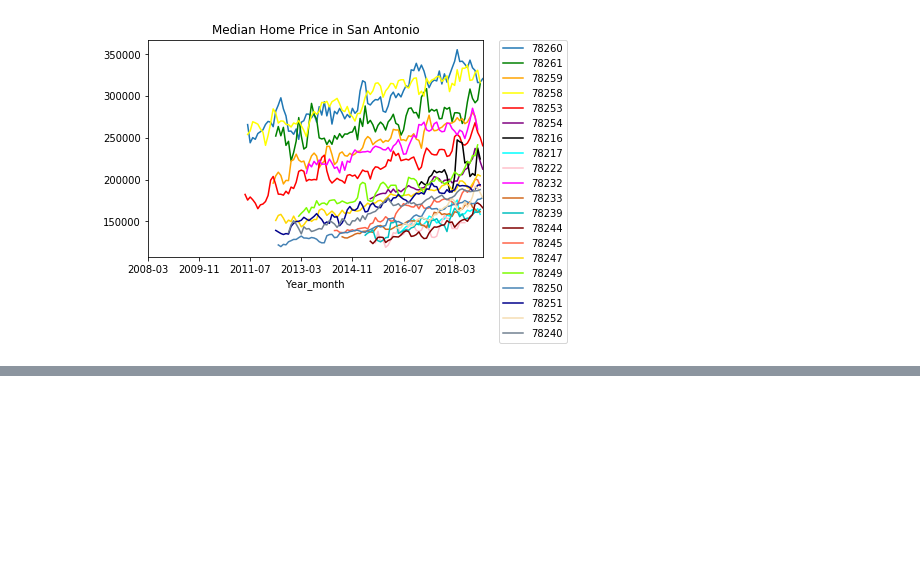
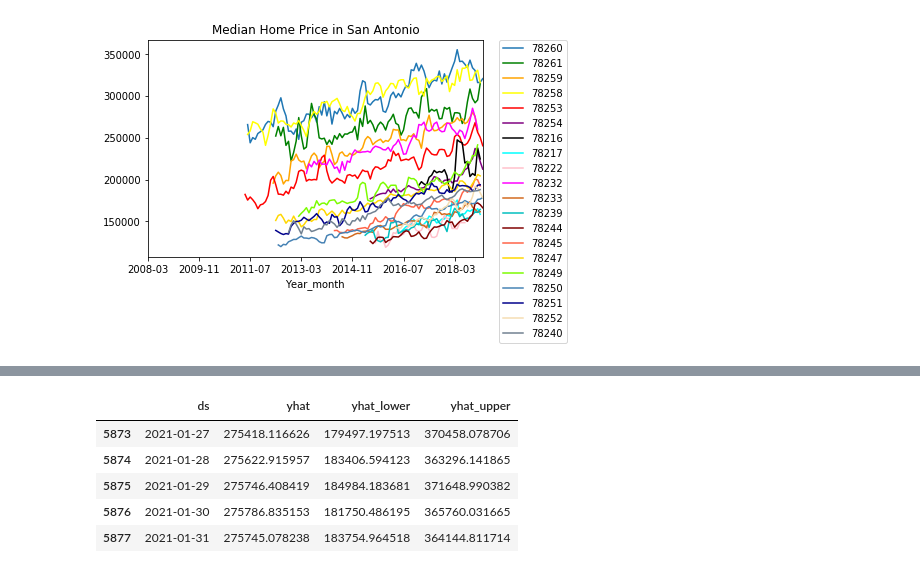
Before and after one commit to kkh1178/zillow, a Jupyter notebook: zillowproperties.ipynb, the cells around one changed output, grey strips where cells are left out. Saved outputs shown, nothing was run; the diff lists cells and outputs as text; code cells hidden in the pictures; blank space fills up the shorter version.

```diff
--- a/zillowproperties.ipynb
+++ b/zillowproperties.ipynb
@@ -364,10 +364,10 @@ final_zip.head()
 # them.
 
 # converting the column names past the first 5 to a list
-cols2 = final_zip.columns[6:].tolist()
+cols2 = final_zip.columns[5:].tolist()
 
 # using melt, condensing all of the data into three columns
-prices_med = pd.melt(final_zip, id_vars=['Zip Code', 'City'], value_vars=cols2)
+prices_med = pd.melt(final_zip, id_vars=['Zip Code'], value_vars=cols2)
 # %%
 prices_med.head()
 # %% [output]
@@ -542,0 +601,16 @@ Text(0.5, 1.0, 'Median Home Price in San Antonio')
+# %%
+# The predict method will assign each row in future a predicted value which it names yhat. If you pass in historical
+# dates, it will provide an in-sample fit. The forecast object here is a new dataframe that includes a column yhat
+# with the forecast, as well as columns for components and uncertainty intervals.
+
+# Using my Median house prices and dates, predicting values over the next two years
+
+forecast = m.predict(prediction)
+forecast[['ds', 'yhat', 'yhat_lower', 'yhat_upper']].tail()
+# %% [output]
+|  | ds | yhat | yhat_lower | yhat_upper |
+| 5873 | 2021-01-27 | 275418.116626 | 179497.197513 | 370458.078706 |
+| 5874 | 2021-01-28 | 275622.915957 | 183406.594123 | 363296.141865 |
+| 5875 | 2021-01-29 | 275746.408419 | 184984.183681 | 371648.990382 |
+| 5876 | 2021-01-30 | 275786.835153 | 181750.486195 | 365760.031665 |
+| 5877 | 2021-01-31 | 275745.078238 | 183754.964518 | 364144.811714 |
```
Also changed, not shown: parts of 15 cells of this notebook.
